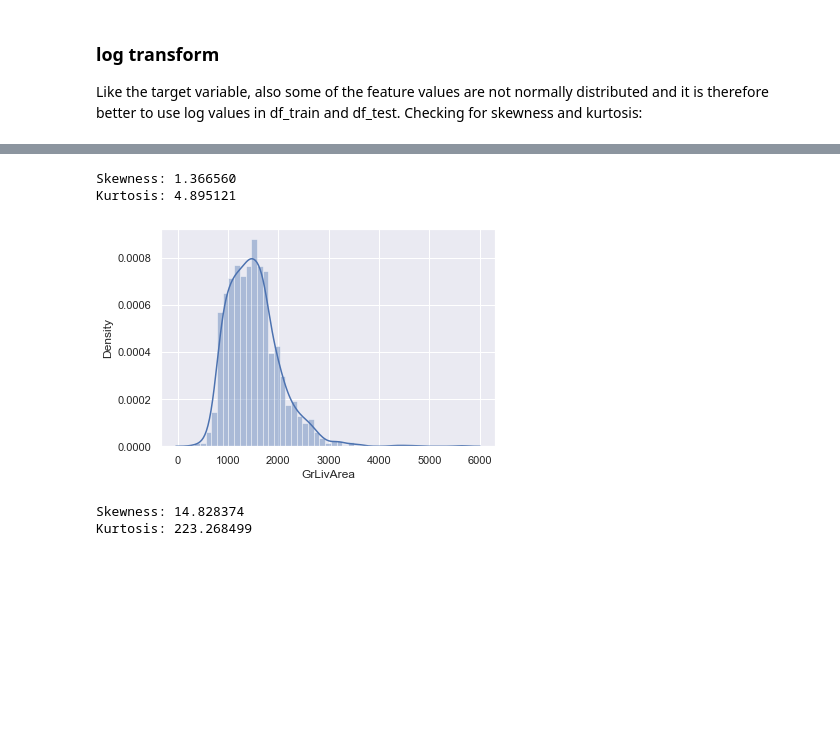
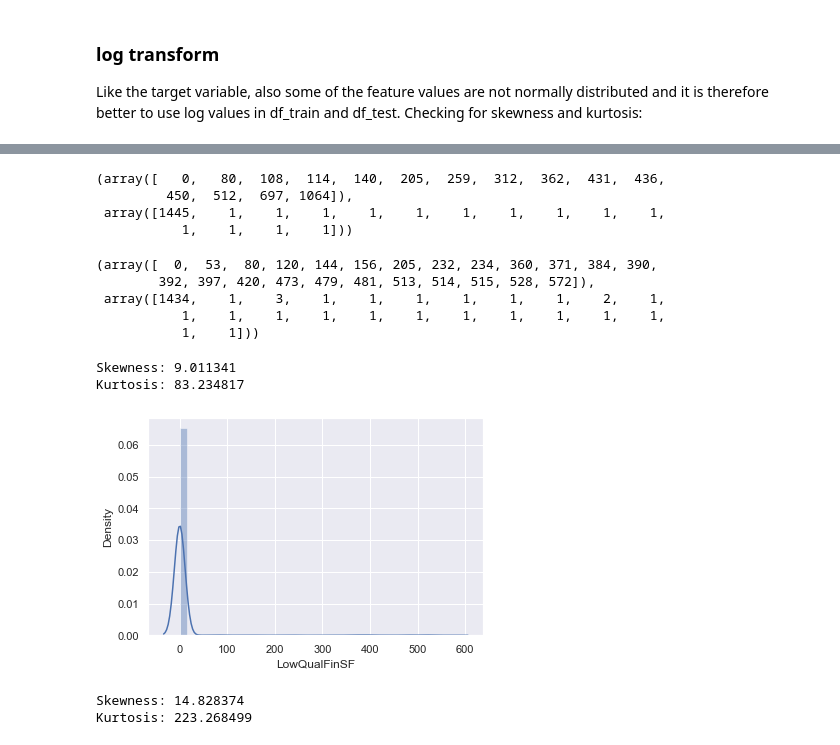
Before and after one commit to VorobevEI/MADMO, a Jupyter notebook: seminar08_eda2/house-prices-eda-to-ml-beginner.ipynb, the cells around one changed output, grey strips where cells are left out. Drawn from its saved outputs; the diff is of its cells as text; code cells hidden in the pictures; blank space fills up the shorter version.

```diff
--- a/seminar08_eda2/house-prices-eda-to-ml-beginner.ipynb
+++ b/seminar08_eda2/house-prices-eda-to-ml-beginner.ipynb
@@ -494,12 +549,27 @@ SalePrice_Log   Skewness: 00.12     Kurtosis: 000.81
+# %%
+np.unique(df_test["LowQualFinSF"], return_counts=True)
+# %% [output]
+(array([   0,   80,  108,  114,  140,  205,  259,  312,  362,  431,  436,
+         450,  512,  697, 1064]),
+ array([1445,    1,    1,    1,    1,    1,    1,    1,    1,    1,    1,
+           1,    1,    1,    1]))
+# %%
+np.unique(df_train["LowQualFinSF"], return_counts=True)
+# %% [output]
+(array([  0,  53,  80, 120, 144, 156, 205, 232, 234, 360, 371, 384, 390,
+        392, 397, 420, 473, 479, 481, 513, 514, 515, 528, 572]),
+ array([1434,    1,    3,    1,    1,    1,    1,    1,    1,    2,    1,
+           1,    1,    1,    1,    1,    1,    1,    1,    1,    1,    1,
+           1,    1]))
 # %%
-sns.distplot(df_train['GrLivArea']);
+sns.distplot(df_train['LowQualFinSF']);
 #skewness and kurtosis
-print("Skewness: %f" % df_train['GrLivArea'].skew())
-print("Kurtosis: %f" % df_train['GrLivArea'].kurt())
+print("Skewness: %f" % df_train['LowQualFinSF'].skew())
+print("Kurtosis: %f" % df_train['LowQualFinSF'].kurt())
 # %% [output]
-Skewness: 1.366560
-Kurtosis: 4.895121
+Skewness: 9.011341
+Kurtosis: 83.234817
-[figure, old version]
+[figure, new version]
 # %%
 sns.distplot(df_train['PoolArea']);
 #skewness and kurtosis
```
Also changed, not shown: parts of 43 cells of this notebook.
